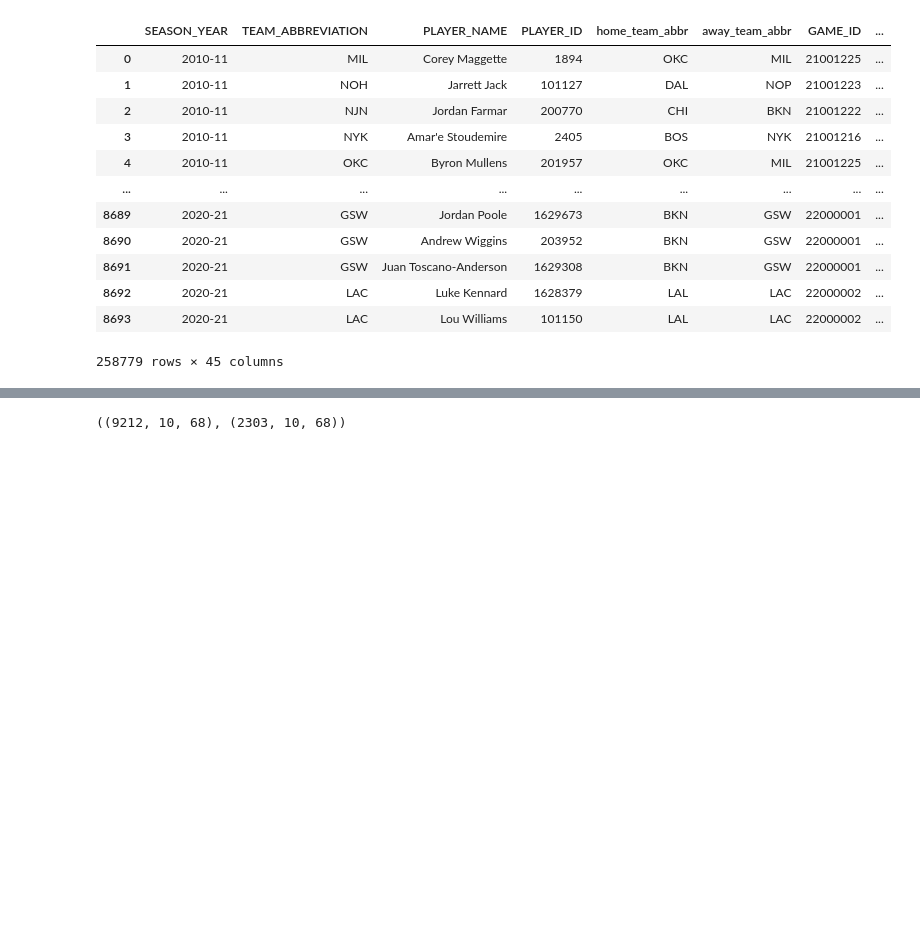
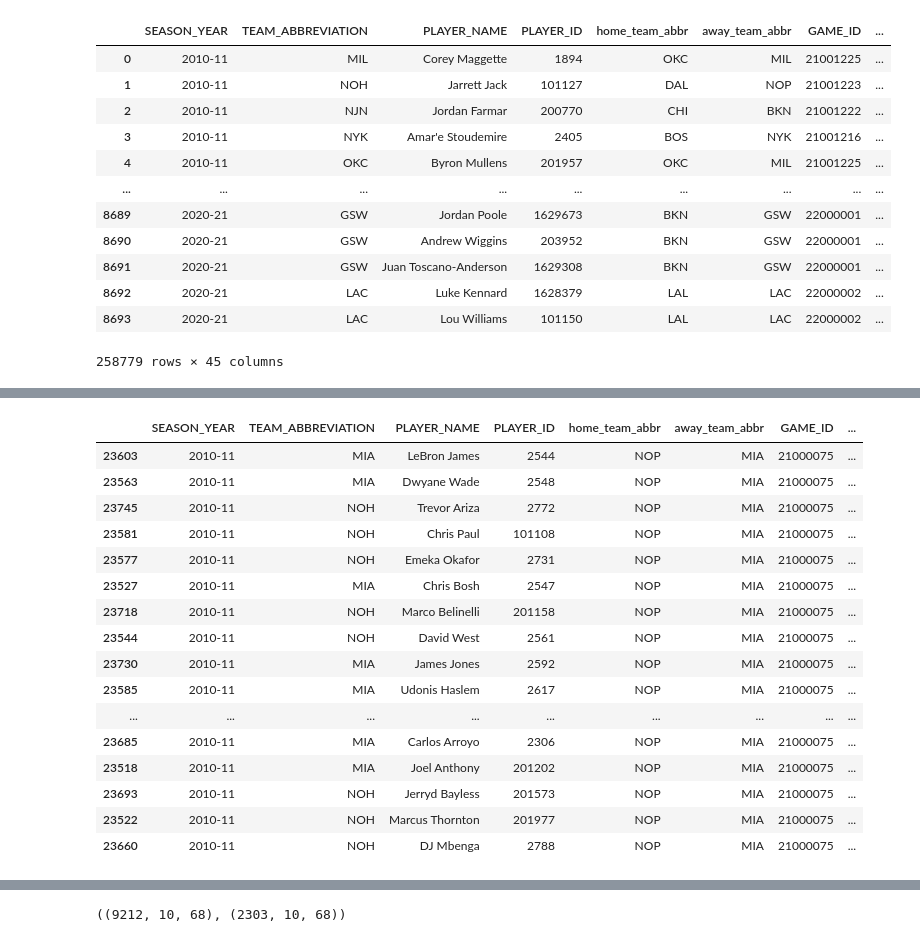
Before and after one commit to jnish23/NBA_Model, a Jupyter notebook: CNN attempt.ipynb, the cells around one changed output, grey strips where cells are left out. Saved outputs shown, nothing was run; the diff lists cells and outputs as text; code cells hidden in the pictures; blank space fills up the shorter version.

```diff
--- a/CNN attempt.ipynb
+++ b/CNN attempt.ipynb
@@ -203,3 +223,23 @@ player_stats['GAME_ID'].nunique()
+# %%
+player_df.loc[player_df['GAME_ID']==21000075].sort_values('MIN', ascending=False)
+# %% [output]
+|  | SEASON_YEAR | TEAM_ABBREVIATION | PLAYER_NAME | PLAYER_ID | home_team_abbr | away_team_abbr | GAME_ID | ... |
+| 23603 | 2010-11 | MIA | LeBron James | 2544 | NOP | MIA | 21000075 | ... |
+| 23563 | 2010-11 | MIA | Dwyane Wade | 2548 | NOP | MIA | 21000075 | ... |
+| 23745 | 2010-11 | NOH | Trevor Ariza | 2772 | NOP | MIA | 21000075 | ... |
+| 23581 | 2010-11 | NOH | Chris Paul | 101108 | NOP | MIA | 21000075 | ... |
+| 23577 | 2010-11 | NOH | Emeka Okafor | 2731 | NOP | MIA | 21000075 | ... |
+| 23527 | 2010-11 | MIA | Chris Bosh | 2547 | NOP | MIA | 21000075 | ... |
+| 23718 | 2010-11 | NOH | Marco Belinelli | 201158 | NOP | MIA | 21000075 | ... |
+| 23544 | 2010-11 | NOH | David West | 2561 | NOP | MIA | 21000075 | ... |
+| 23730 | 2010-11 | MIA | James Jones | 2592 | NOP | MIA | 21000075 | ... |
+| 23585 | 2010-11 | MIA | Udonis Haslem | 2617 | NOP | MIA | 21000075 | ... |
+| ... | ... | ... | ... | ... | ... | ... | ... | ... |
+| 23685 | 2010-11 | MIA | Carlos Arroyo | 2306 | NOP | MIA | 21000075 | ... |
+| 23518 | 2010-11 | MIA | Joel Anthony | 201202 | NOP | MIA | 21000075 | ... |
+| 23693 | 2010-11 | NOH | Jerryd Bayless | 201573 | NOP | MIA | 21000075 | ... |
+| 23522 | 2010-11 | NOH | Marcus Thornton | 201977 | NOP | MIA | 21000075 | ... |
+| 23660 | 2010-11 | NOH | DJ Mbenga | 2788 | NOP | MIA | 21000075 | ... |
 # %%
 def prep_data_for_model(df = player_stats):
     matchup_info = []
```
Also changed, not shown: parts of 9 cells of this notebook, 3 other files.
